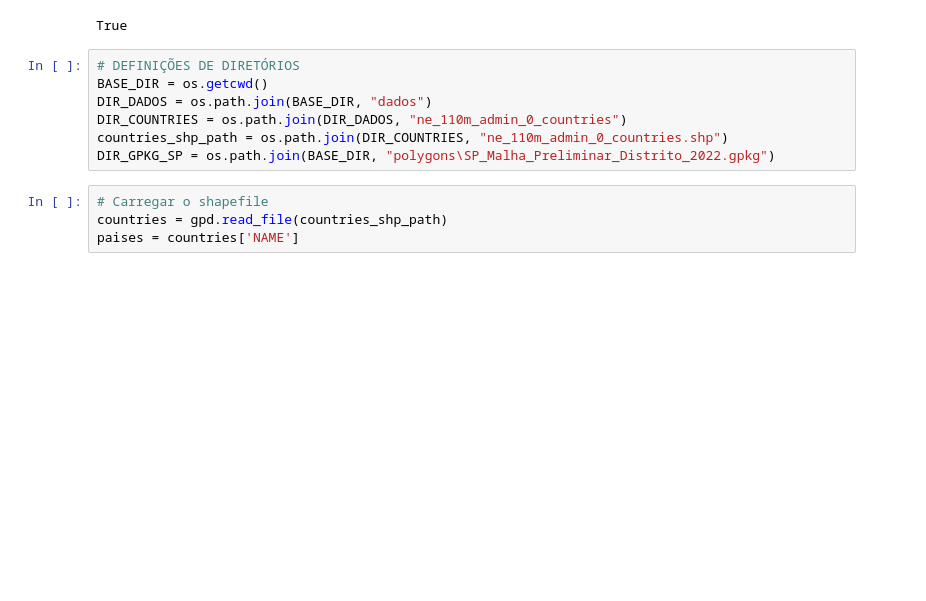
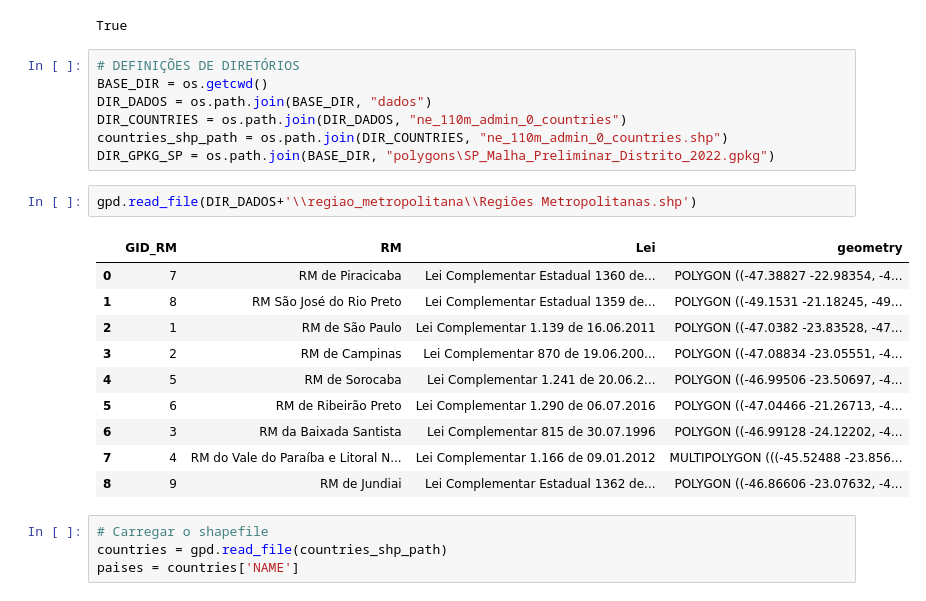
Before and after one commit to AxelPCG/VigilumSP, a Jupyter notebook: Coleta de Dados/Weather_API/coleta_weather_api.ipynb, the cells around one changed output. Cells and saved outputs as stored; diff of their text form; blank space fills up the shorter version.

```diff
--- a/Coleta de Dados/Weather_API/coleta_weather_api.ipynb
+++ b/Coleta de Dados/Weather_API/coleta_weather_api.ipynb
@@ -24,6 +24,19 @@ DIR_DADOS = os.path.join(BASE_DIR, "dados")
 DIR_COUNTRIES = os.path.join(DIR_DADOS, "ne_110m_admin_0_countries")
 countries_shp_path = os.path.join(DIR_COUNTRIES, "ne_110m_admin_0_countries.shp")
 DIR_GPKG_SP = os.path.join(BASE_DIR, "polygons\SP_Malha_Preliminar_Distrito_2022.gpkg")
+# %%
+gpd.read_file(DIR_DADOS+'\\regiao_metropolitana\\Regiões Metropolitanas.shp')
+# %% [output]
+|  | GID_RM | RM | Lei | geometry |
+| 0 | 7 | RM de Piracicaba | Lei Complementar Estadual 1360 de... | POLYGON ((-47.38827 -22.98354, -4... |
+| 1 | 8 | RM São José do Rio Preto | Lei Complementar Estadual 1359 de... | POLYGON ((-49.1531 -21.18245, -49... |
+| 2 | 1 | RM de São Paulo | Lei Complementar 1.139 de 16.06.2011 | POLYGON ((-47.0382 -23.83528, -47... |
+| 3 | 2 | RM de Campinas | Lei Complementar 870 de 19.06.200... | POLYGON ((-47.08834 -23.05551, -4... |
+| 4 | 5 | RM de Sorocaba | Lei Complementar 1.241 de 20.06.2... | POLYGON ((-46.99506 -23.50697, -4... |
+| 5 | 6 | RM de Ribeirão Preto | Lei Complementar 1.290 de 06.07.2016 | POLYGON ((-47.04466 -21.26713, -4... |
+| 6 | 3 | RM da Baixada Santista | Lei Complementar 815 de 30.07.1996 | POLYGON ((-46.99128 -24.12202, -4... |
+| 7 | 4 | RM do Vale do Paraíba e Litoral N... | Lei Complementar 1.166 de 09.01.2012 | MULTIPOLYGON (((-45.52488 -23.856... |
+| 8 | 9 | RM de Jundiai | Lei Complementar Estadual 1362 de... | POLYGON ((-46.86606 -23.07632, -4... |
 # %%
 # Carregar o shapefile
 countries = gpd.read_file(countries_shp_path)
```
Also changed, not shown: 1 other file.
